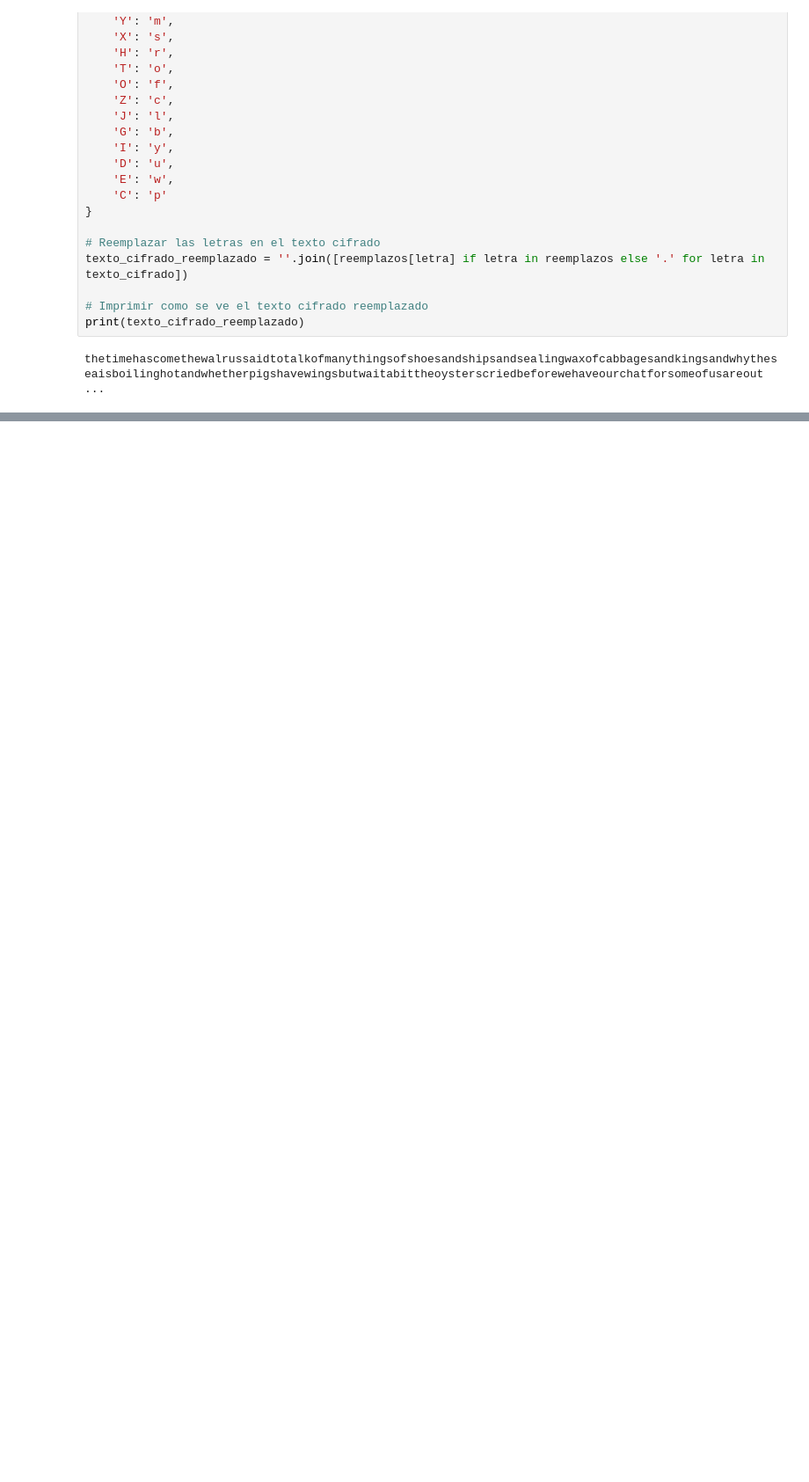
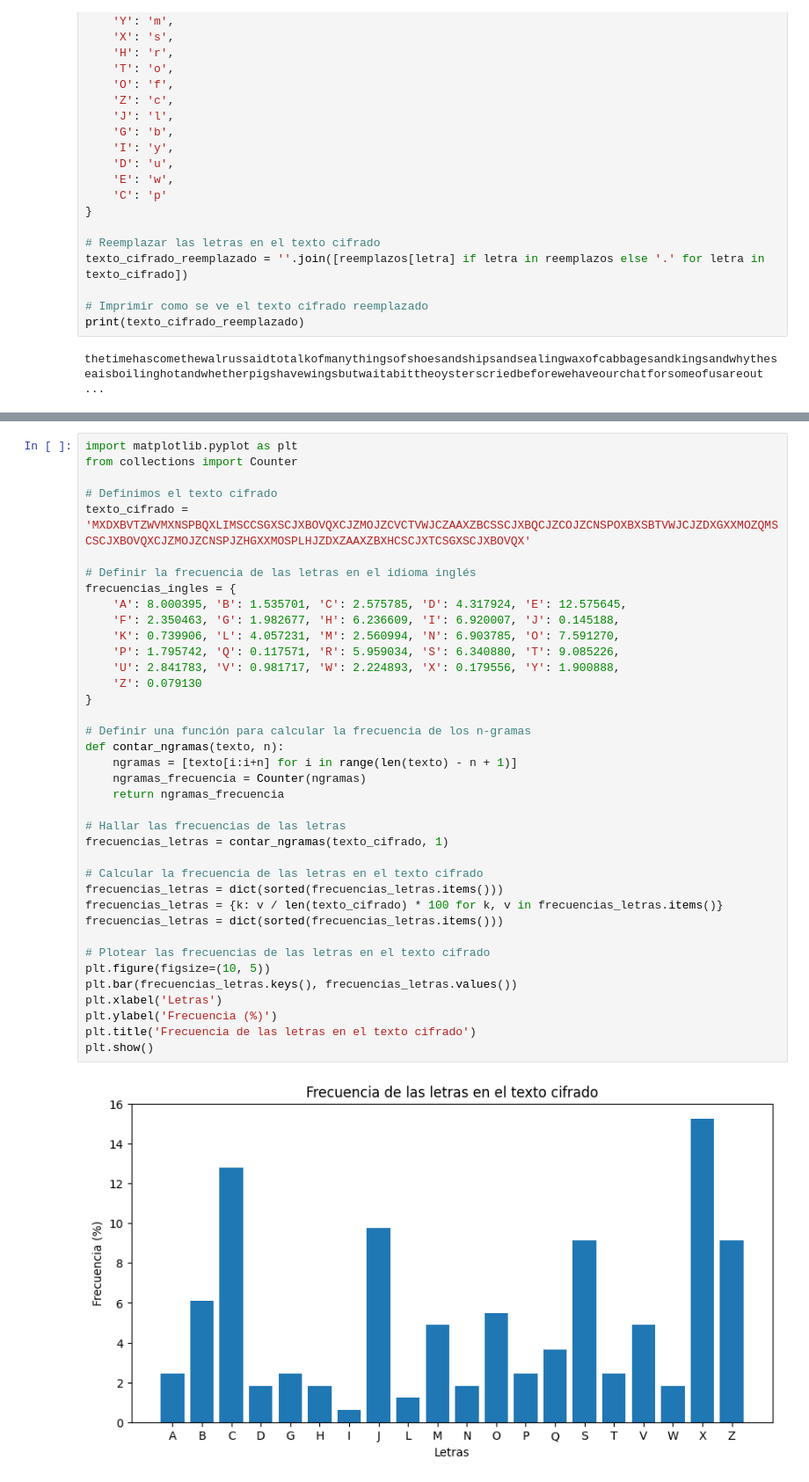
Before and after one commit to leodavid0109/Criptografia-y-Seguridad, a Jupyter notebook: Ejercicios Stamp Cap 02.ipynb, the cells around one changed output, grey strips where cells are left out. Shown: that part at 88% size. Cells and saved outputs as stored; diff of their text form; blank space fills up the shorter version.

```diff
--- a/Ejercicios Stamp Cap 02.ipynb
+++ b/Ejercicios Stamp Cap 02.ipynb
@@ -710,0 +722,40 @@ the time has come the walrus said to talk of many things of shoes and ships and
+# %%
+import matplotlib.pyplot as plt
+from collections import Counter
+
+# Definimos el texto cifrado
+texto_cifrado = 'MXDXBVTZWVMXNSPBQXLIMSCCSGXSCJXBOVQXCJZMOJZCVCTVWJCZAAXZBCSSCJXBQCJZCOJZCNSPOXBXSBTVWJCJZDXGXXMOZQMSCSCJXBOVQXCJZMOJZCNSPJZHGXXMOSPLHJZDXZAAXZBXHCSCJXTCSGXSCJXBOVQX'
+
+# Definir la frecuencia de las letras en el idioma inglés
+frecuencias_ingles = {
+    'A': 8.000395, 'B': 1.535701, 'C': 2.575785, 'D': 4.317924, 'E': 12.575645,
+    'F': 2.350463, 'G': 1.982677, 'H': 6.236609, 'I': 6.920007, 'J': 0.145188,
+    'K': 0.739906, 'L': 4.057231, 'M': 2.560994, 'N': 6.903785, 'O': 7.591270,
+    'P': 1.795742, 'Q': 0.117571, 'R': 5.959034, 'S': 6.340880, 'T': 9.085226,
+    'U': 2.841783, 'V': 0.981717, 'W': 2.224893, 'X': 0.179556, 'Y': 1.900888,
+    'Z': 0.079130
+}
+
+# Definir una función para calcular la frecuencia de los n-gramas
+def contar_ngramas(texto, n):
+    ngramas = [texto[i:i+n] for i in range(len(texto) - n + 1)]
+    ngramas_frecuencia = Counter(ngramas)
+    return ngramas_frecuencia
+
+# Hallar las frecuencias de las letras
+frecuencias_letras = contar_ngramas(texto_cifrado, 1)
+
+# Calcular la frecuencia de las letras en el texto cifrado
+frecuencias_letras = dict(sorted(frecuencias_letras.items()))
+frecuencias_letras = {k: v / len(texto_cifrado) * 100 for k, v in frecuencias_letras.items()}
+frecuencias_letras = dict(sorted(frecuencias_letras.items()))
+
+# Plotear las frecuencias de las letras en el texto cifrado
+plt.figure(figsize=(10, 5))
+plt.bar(frecuencias_letras.keys(), frecuencias_letras.values())
+plt.xlabel('Letras')
+plt.ylabel('Frecuencia (%)')
+plt.title('Frecuencia de las letras en el texto cifrado')
+plt.show()
+# %% [output]
+[figure, added]
```
Also changed, not shown: parts of 14 cells of this notebook.
